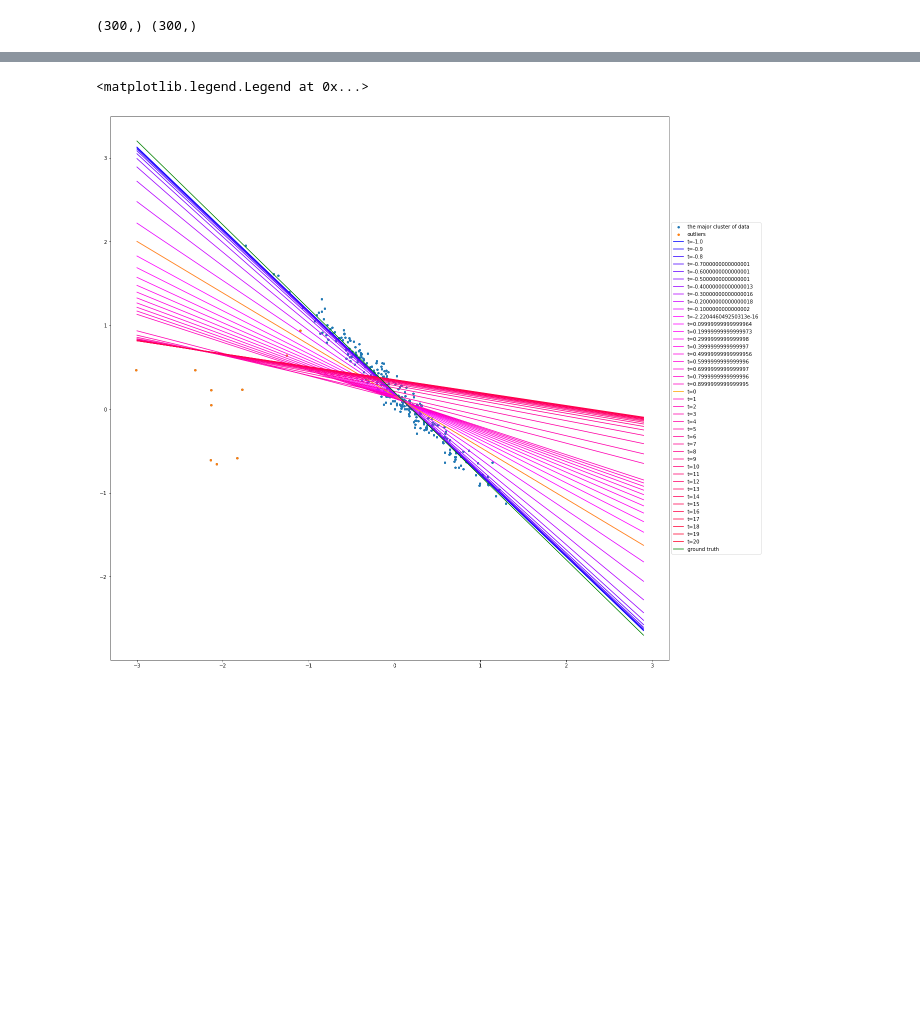
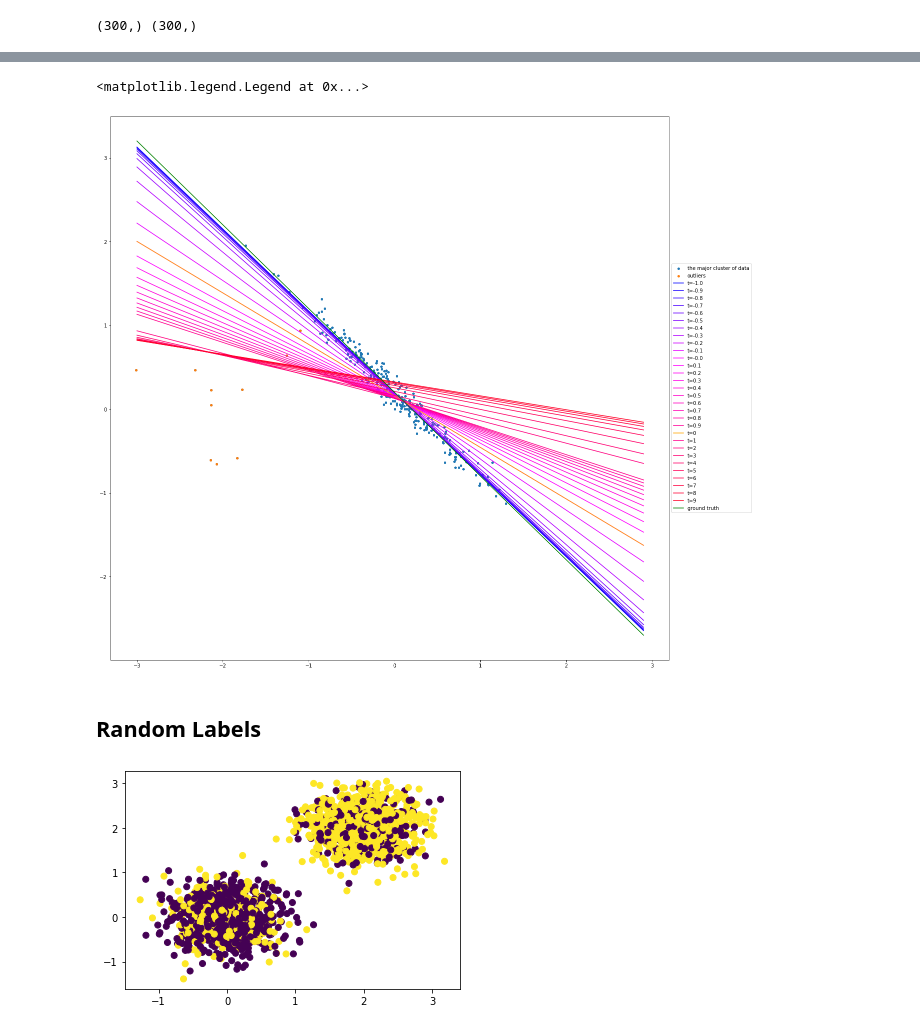
Before and after one commit to w07wong/RiskSensitiveLearning, a Jupyter notebook: Supervised Learning/jupyter_notebooks/term_example.ipynb, the cells around one changed output, grey strips where cells are left out. Cells and saved outputs as stored; diff of their text form; code cells hidden in the pictures; blank space fills up the shorter version.

```diff
--- a/Supervised Learning/jupyter_notebooks/term_example.ipynb
+++ b/Supervised Learning/jupyter_notebooks/term_example.ipynb
@@ -366,11 +386,39 @@ for i, t in enumerate(tilts):
         blue = (blue[0] + 0.1, blue[1], blue[2])
     elif t > 0:
         color = red
-        red = (red[0], red[1], red[2] - 0.03)
-    abline(weights[i], biases[i], 't=' + str(t), color)
+        red = (red[0], red[1], red[2] - 0.05)
+    abline(weights[i], biases[i], 't=' + str(round(t, 1)), color)
 abline(theta[0], theta[1], 'ground truth', 'green')
 
 plt.legend(loc='center left', bbox_to_anchor=(1, 0.5))
 # %% [output]
 <matplotlib.legend.Legend at 0x...>
-[figure, old version]
+[figure, new version]
+# %% [markdown]
+## Random Labels
+# %%
+n_samples_1 = 1000
+n_samples_2 = 1000
+centers = [[0.0, 0.0], [2.0, 2.0]]
+clusters_std = [0.4, 0.4]
+X, y = make_blobs(n_samples=[n_samples_1, n_samples_2],
+                  centers=centers,
+                  cluster_std=clusters_std,
+                  random_state = SEED,
+                  shuffle=False)
+
+# Randomly flip a percentage of labels
+percent = 0.3
+n = len(y)
+y_orig = np.array(list(y))
+y = np.array([abs(1 - y[i]) if i in random.sample(range(n), int(percent * n)) else y[i] for i in range(n)])
+
+plt.scatter(X[:,0], X[:,1], c=y)
+
+y_orig = y_orig.reshape(-1, 1)
+y = y.reshape(-1, 1)
+inputs = torch.tensor(X, dtype=torch.float)
+labels_orig = torch.tensor(y_orig, dtype=torch.float)
+labels = torch.tensor(y, dtype=torch.float)
+# %% [output]
+[figure, added]
```
Also changed, not shown: parts of 22 cells of this notebook, 3 other files.
